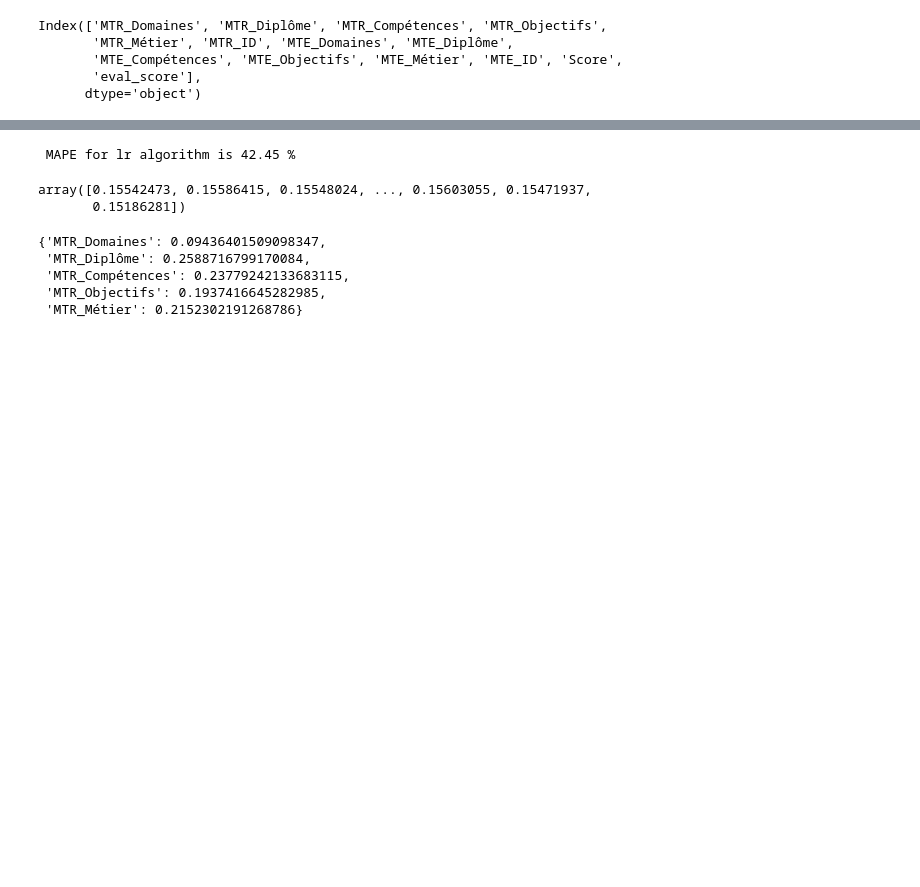
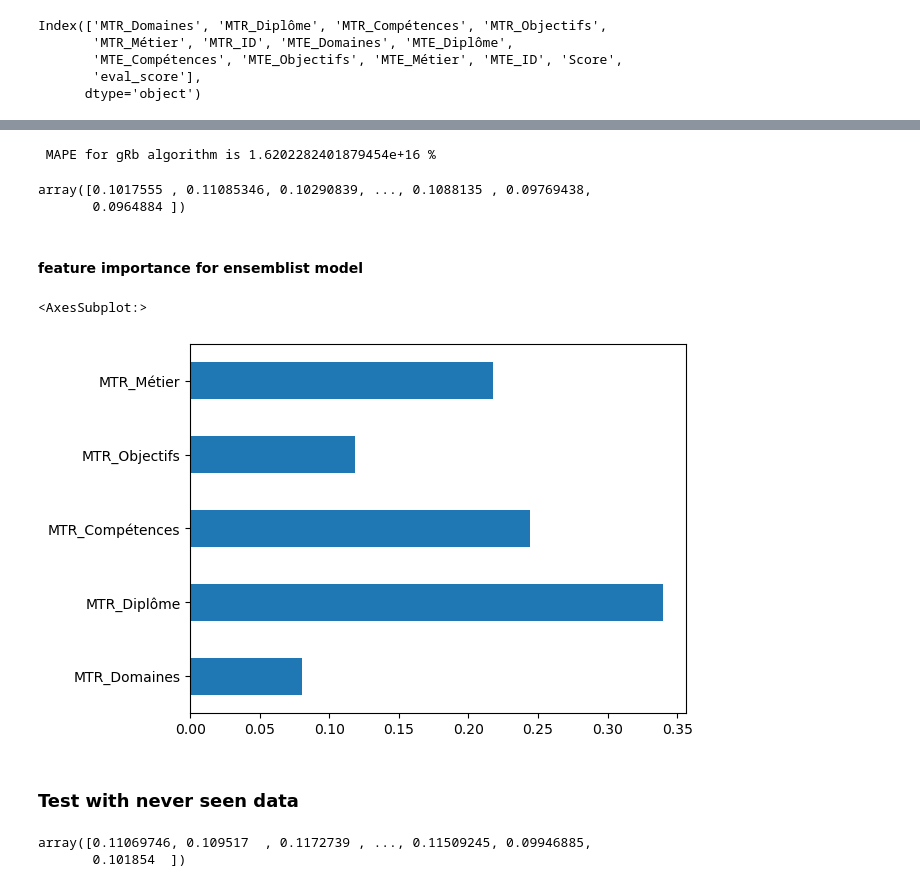
Before and after one commit to MariefloChm/Projet_intensif, a Jupyter notebook: generate_data.ipynb, the cells around one changed output, grey strips where cells are left out. Saved outputs shown, nothing was run; the diff lists cells and outputs as text; code cells hidden in the pictures; blank space fills up the shorter version.

```diff
--- a/generate_data.ipynb
+++ b/generate_data.ipynb
@@ -497,8 +499,3 @@ mte_feat =['MTE_Domaines', 'MTE_Diplôme', 'MTE_Compétences', 'MTE_Objectifs','
 # %%
 X= full_matching_res[mte_feat]
 y = full_matching_res["Score"]
-# %%
-def process_data(user_inp_df):
-    oh =OrdinalEncoder()
-    x_encoded = oh.fit_transform(user_inp_df)
-    return x_encoded
@@ -504,0 +504,12 @@ def process_data(user_inp_df):
+# %%
+tfv = TfidfVectorizer()
+corpus = X.copy().apply(lambda x: ''.join(x),axis=1)
+# tfv.build_preprocessor()
+# tfv.build_tokenizer()
+transformed_x = tfv.fit_transform(corpus)
+xtrain, xtest, ytrain,ytest = train_test_split(transformed_x,y,test_size=0.20,random_state=42)
+test_model =LinearRegression()
+test_model.fit(xtrain, ytrain)
+y_pred =test_model.predict(transformed_x)
+print(mean_absolute_percentage_error(y,y_pred))
+y_pred
@@ -505,3 +522,13 @@ def process_data(user_inp_df):
+# %%
+from matplotlib import axis
+def process_data(user_inp_df, method="OrdEncoding"):
+    oh =OrdinalEncoder()
+    x_encoded = oh.fit_transform(user_inp_df)
+    return x_encoded
+def get_user_input():
+    feat =["Domaines","Diplôme","Compétences","Objectifs","Métier"]
+    user_input = {k:[input(f"Please Enter {k}")] for  k in feat}
+    return process_data(pd.DataFrame(user_input))
 # %%
 def fit_model(x, y, model_name="rF"):
     algo_dict ={"rF":RandomForestRegressor(),"gRb":GradientBoostingRegressor(),"lr":LinearRegression()}
@@ -514,20 +541,20 @@ def fit_model(x, y, model_name="rF"):
     return model, pred
 # %%
 encoded_x = process_data(X)
-model, pred = fit_model(encoded_x,y,"lr")
+model, pred = fit_model(encoded_x,y,"gRb")
 # %% [output]
- MAPE for lr algorithm is 42.45 %
+ MAPE for gRb algorithm is 1.6202282401879454e+16 %
 # %%
 pred
 # %% [output]
-array([0.15542473, 0.15586415, 0.15548024, ..., 0.15603055, 0.15471937,
-       0.15186281])
+array([0.1017555 , 0.11085346, 0.10290839, ..., 0.1088135 , 0.09769438,
+       0.0964884 ])
+# %% [markdown]
+#### feature importance for ensemblist model
 # %%
-feat_im = dict(zip(mtr_feat, model.feature_importances_))
-feat_im
+
+feat_im = dict(zip(mtr_feat, list(model.feature_importances_)))
+pd.DataFrame(feat_im, index=range(len(feat_im))).loc[0].plot.barh()
 # %% [output]
-{'MTR_Domaines': 0.09436401509098347,
- 'MTR_Diplôme': 0.2588716799170084,
- 'MTR_Compétences': 0.23779242133683115,
- 'MTR_Objectifs': 0.1937416645282985,
- 'MTR_Métier': 0.2152302191268786}
+<AxesSubplot:>
+[figure, added]
@@ -536,0 +561,2 @@ user_input_df =pd.DataFrame(user_input)
+# %% [markdown]
+### Test with never seen data
@@ -536,0 +568,6 @@ user_input_df =pd.DataFrame(user_input)
+# %%
+res = model.predict(test_processed)
+res
+# %% [output]
+array([0.11069746, 0.109517  , 0.1172739 , ..., 0.11509245, 0.09946885,
+       0.101854  ])
```
Also changed, not shown: parts of 32 cells of this notebook, 2 other files.
